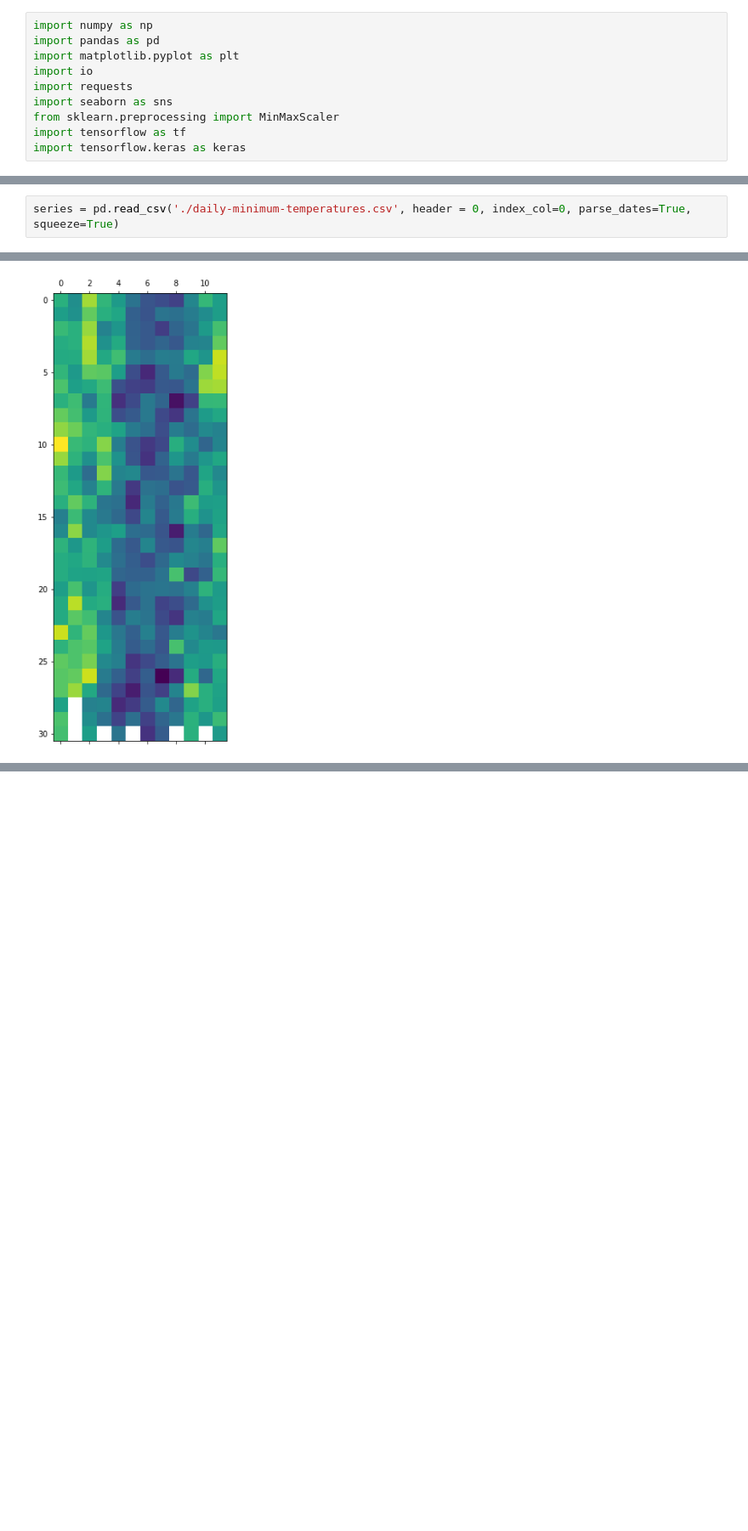
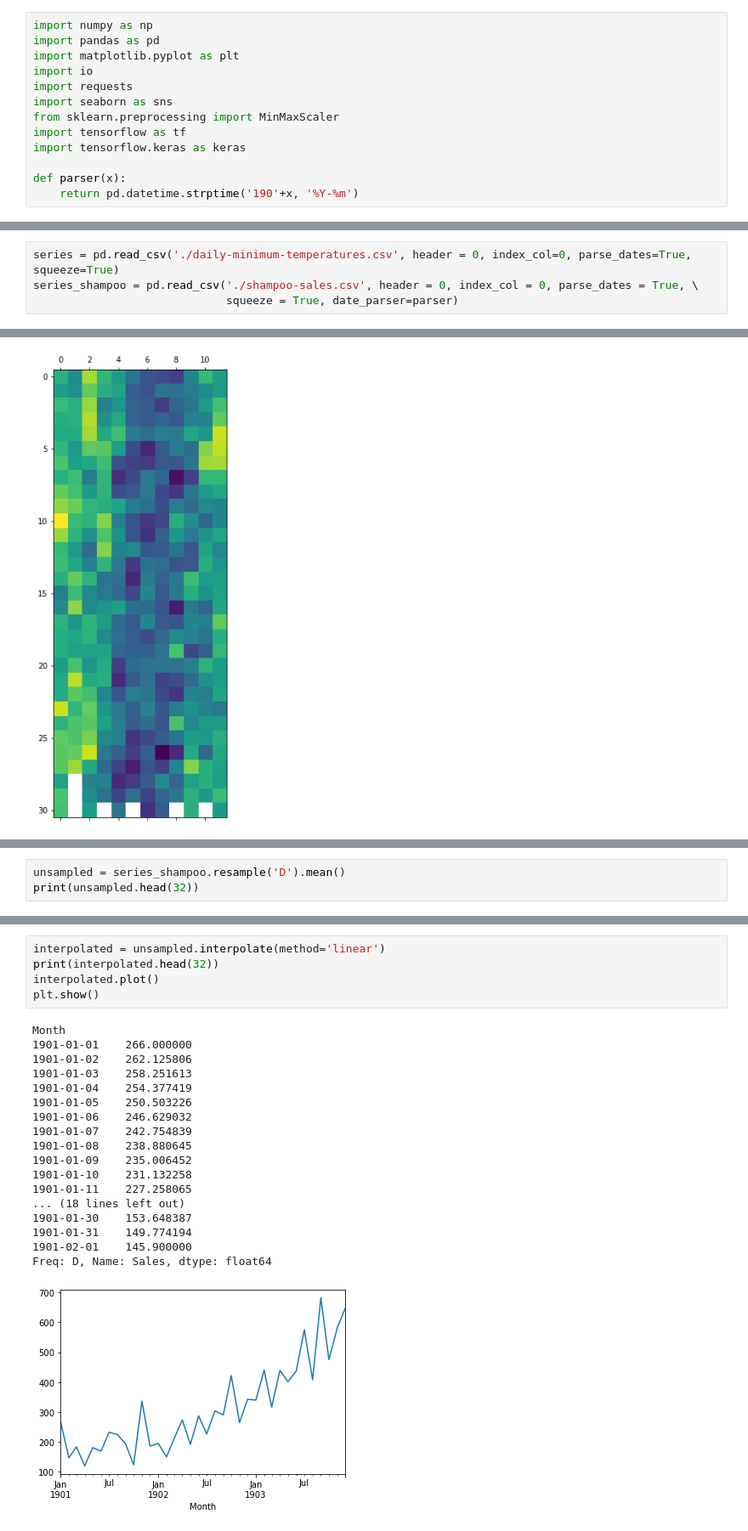
Before and after one commit to margarineHound/ML_Practice, a Jupyter notebook: min_daily_temp.ipynb, the cells around one changed output, grey strips where cells are left out. Shown at 85% size. Saved outputs shown, nothing was run; the diff lists cells and outputs as text; blank space fills up the shorter version.

```diff
--- a/min_daily_temp.ipynb
+++ b/min_daily_temp.ipynb
@@ -11,4 +11,7 @@ import seaborn as sns
 from sklearn.preprocessing import MinMaxScaler
 import tensorflow as tf
 import tensorflow.keras as keras
+
+def parser(x):
+    return pd.datetime.strptime('190'+x, '%Y-%m')
 # %%
@@ -18,2 +21,4 @@ import tensorflow.keras as keras
 # %%
 series = pd.read_csv('./daily-minimum-temperatures.csv', header = 0, index_col=0, parse_dates=True, squeeze=True)
+series_shampoo = pd.read_csv('./shampoo-sales.csv', header = 0, index_col = 0, parse_dates = True, \
+                             squeeze = True, date_parser=parser)
@@ -218,0 +257,3 @@ NameError: name 'pd' is not defined
+# %%
+unsampled = series_shampoo.resample('D').mean()
+print(unsampled.head(32))
@@ -218,0 +278,24 @@ NameError: name 'pd' is not defined
+# %%
+interpolated = unsampled.interpolate(method='linear')
+print(interpolated.head(32))
+interpolated.plot()
+plt.show()
+# %% [output]
+Month
+1901-01-01    266.000000
+1901-01-02    262.125806
+1901-01-03    258.251613
+1901-01-04    254.377419
+1901-01-05    250.503226
+1901-01-06    246.629032
+1901-01-07    242.754839
+1901-01-08    238.880645
+1901-01-09    235.006452
+1901-01-10    231.132258
+1901-01-11    227.258065
+... (18 lines left out)
+1901-01-30    153.648387
+1901-01-31    149.774194
+1901-02-01    145.900000
+Freq: D, Name: Sales, dtype: float64
+[figure, added]
```
Also changed, not shown: parts of 11 cells of this notebook, 1 other file.
